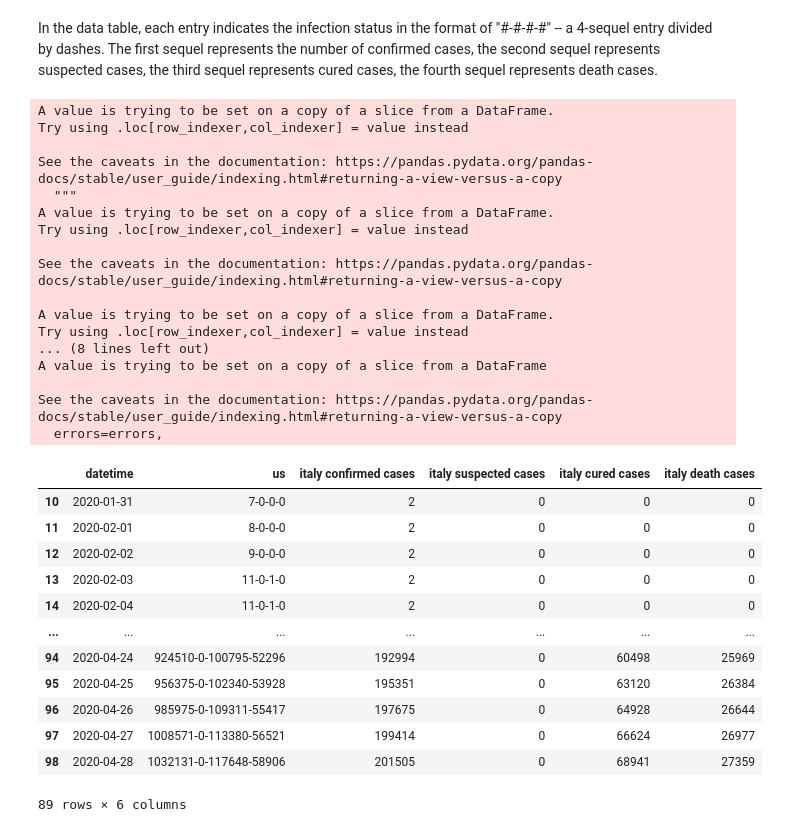
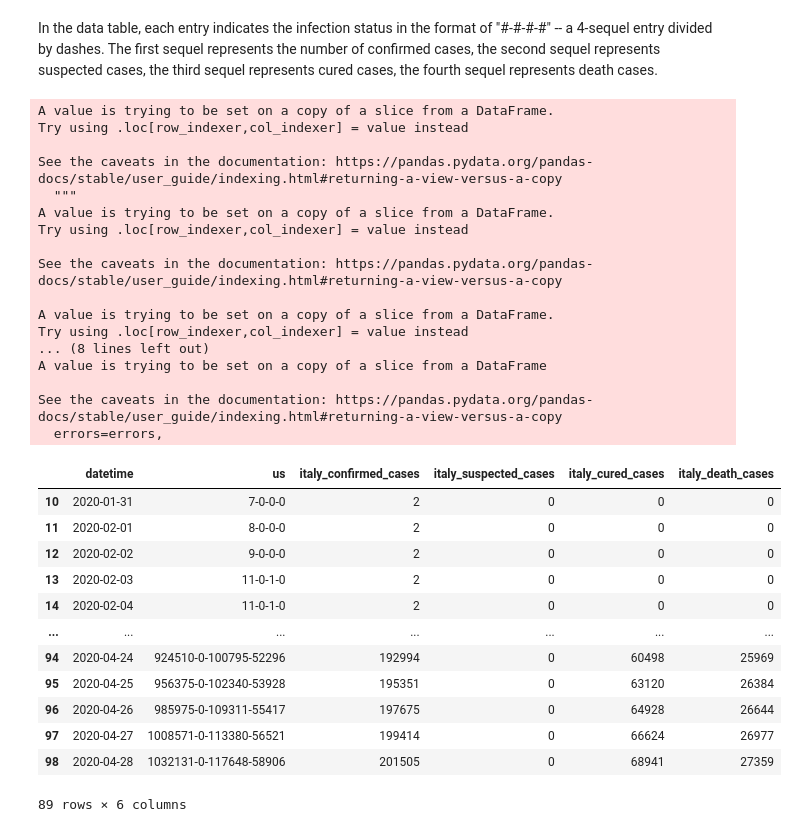
Before and after one commit to edwinmccracken/etl_project, a Jupyter notebook: Virus - Ivy.ipynb, the cells around one changed output. Drawn from its saved outputs; the diff is of its cells as text; code cells hidden in the pictures.

```diff
--- a/Virus - Ivy.ipynb
+++ b/Virus - Ivy.ipynb
@@ -84,38 +84,38 @@ In the data table, each entry indicates the infection status in the format of "#
 # new data frame with split value columns
 new = virus_transformed["italy"].str.split("-", n = 4, expand = True)
 
 # making separate first name column from new data frame
-virus_transformed["italy confirmed cases"]= new[0]
+virus_transformed["italy_confirmed_cases"]= new[0]
 
 # making separate last name column from new data frame
-virus_transformed["italy suspected cases"]= new[1]
-virus_transformed["italy cured cases"]= new[2]
-virus_transformed["italy death cases"]= new[3]
+virus_transformed["italy_suspected_cases"]= new[1]
+virus_transformed["italy_cured_cases"]= new[2]
+virus_transformed["italy_death_cases"]= new[3]
 
 # Dropping old Name columns
 virus_transformed.drop(columns =["italy"], inplace = True)
 
 # df display
 virus_transformed
 # %% [output]
 A value is trying to be set on a copy of a slice from a DataFrame.
 Try using .loc[row_indexer,col_indexer] = value instead
 
 See the caveats in the documentation: https://pandas.pydata.org/pandas-docs/stable/user_guide/indexing.html#returning-a-view-versus-a-copy
   """
 A value is trying to be set on a copy of a slice from a DataFrame.
 Try using .loc[row_indexer,col_indexer] = value instead
 
 See the caveats in the documentation: https://pandas.pydata.org/pandas-docs/stable/user_guide/indexing.html#returning-a-view-versus-a-copy
 
 A value is trying to be set on a copy of a slice from a DataFrame.
 Try using .loc[row_indexer,col_indexer] = value instead
 ... (8 lines left out)
 A value is trying to be set on a copy of a slice from a DataFrame
 
 See the caveats in the documentation: https://pandas.pydata.org/pandas-docs/stable/user_guide/indexing.html#returning-a-view-versus-a-copy
   errors=errors,
-|  | datetime | us | italy confirmed cases | italy suspected cases | italy cured cases | italy death cases |
+|  | datetime | us | italy_confirmed_cases | italy_suspected_cases | italy_cured_cases | italy_death_cases |
 | 10 | 2020-01-31 | 7-0-0-0 | 2 | 0 | 0 | 0 |
 | 11 | 2020-02-01 | 8-0-0-0 | 2 | 0 | 0 | 0 |
 | 12 | 2020-02-02 | 9-0-0-0 | 2 | 0 | 0 | 0 |
```
Also changed, not shown: parts of 2 cells of this notebook, 1 other file.
